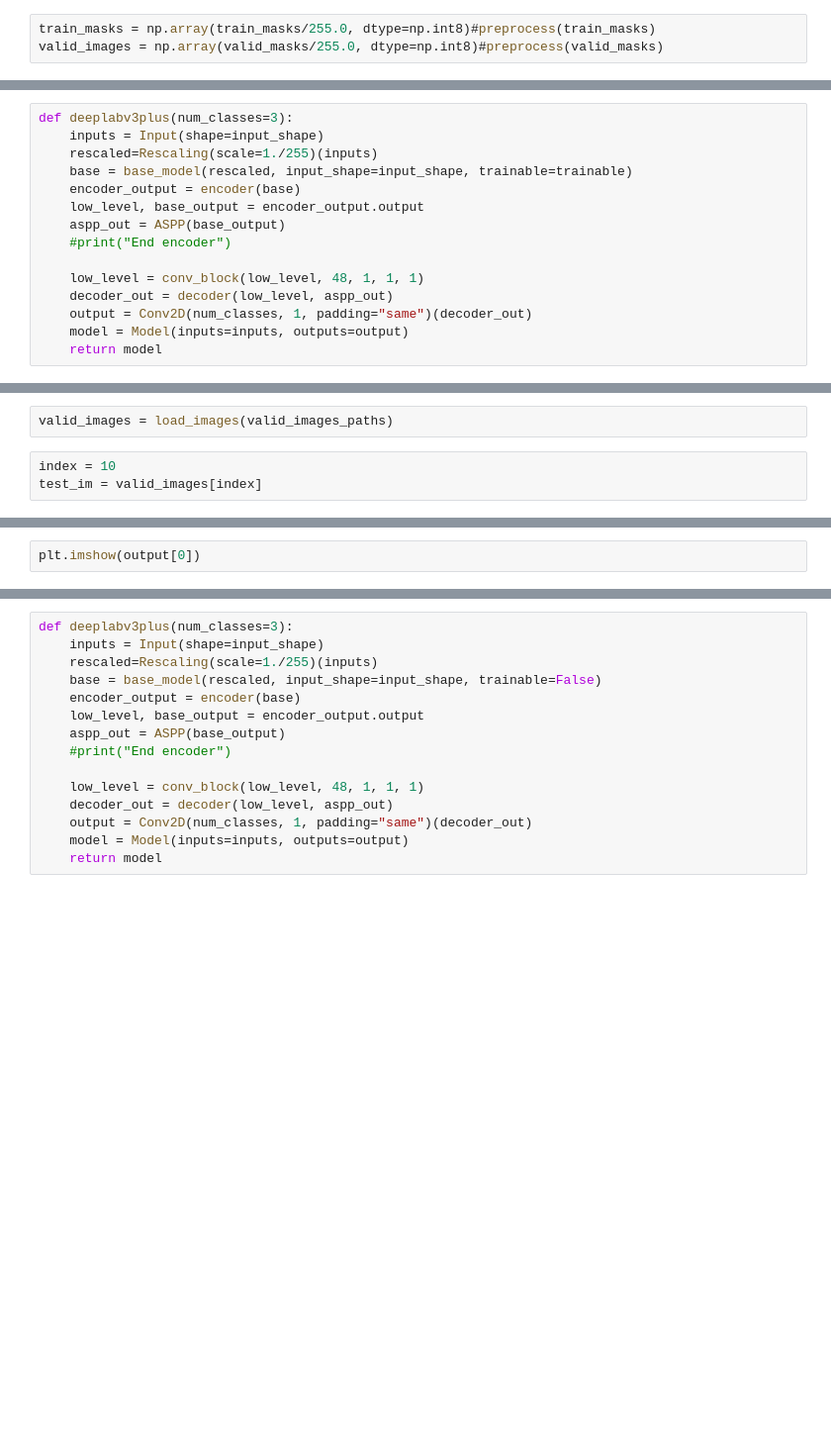
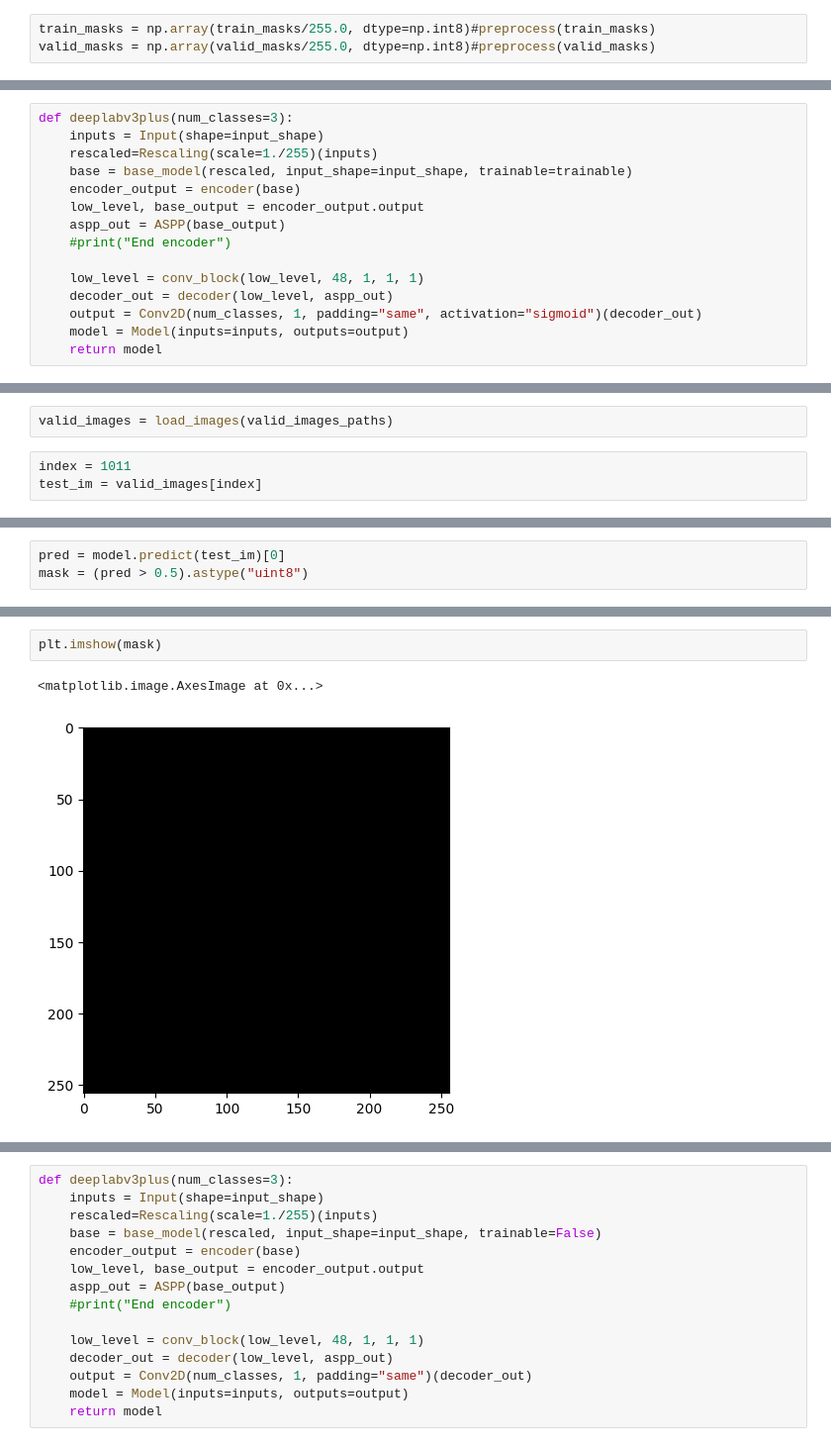
Before and after one commit to Ay-source/Udacity-RSE-ND, a Jupyter notebook: Labs/Deep Learning/RoboND-Segmentation-Lab/code/segmentation_lab_colab.ipynb, the cells around one changed output, grey strips where cells are left out. Shown at 99% size. Saved outputs shown, nothing was run; the diff lists cells and outputs as text; blank space fills up the shorter version.

```diff
--- a/Labs/Deep Learning/RoboND-Segmentation-Lab/code/segmentation_lab_colab.ipynb
+++ b/Labs/Deep Learning/RoboND-Segmentation-Lab/code/segmentation_lab_colab.ipynb
@@ -107,7 +117,7 @@ def preprocess(images):
     return images/255.0
 # %%
 train_masks = np.array(train_masks/255.0, dtype=np.int8)#preprocess(train_masks)
-valid_images = np.array(valid_masks/255.0, dtype=np.int8)#preprocess(valid_masks)
+valid_masks = np.array(valid_masks/255.0, dtype=np.int8)#preprocess(valid_masks)
 # %%
 #train_images = train_images/255.0
 # %%
@@ -211,7 +221,7 @@ def deeplabv3plus(num_classes=3):
 
     low_level = conv_block(low_level, 48, 1, 1, 1)
     decoder_out = decoder(low_level, aspp_out)
-    output = Conv2D(num_classes, 1, padding="same")(decoder_out)
+    output = Conv2D(num_classes, 1, padding="same", activation="sigmoid")(decoder_out)
     model = Model(inputs=inputs, outputs=output)
     return model
 # %%
@@ -334,7 +344,7 @@ model.save("deeplabv3.keras")
 # %%
 valid_images = load_images(valid_images_paths)
 # %%
-index = 10
+index = 1011
 test_im = valid_images[index]
 # %%
 valid_masks = load_images(valid_masks_paths)
@@ -348,0 +369,3 @@ plt.imshow(test_im[0])
+# %%
+pred = model.predict(test_im)[0]
+mask = (pred > 0.5).astype("uint8")
@@ -349,2 +374,5 @@ plt.imshow(test_im[0])
 # %%
-plt.imshow(output[0])
+plt.imshow(mask)
+# %% [output]
+<matplotlib.image.AxesImage at 0x...>
+[figure, added]
```
Also changed, not shown: parts of 14 cells of this notebook.
